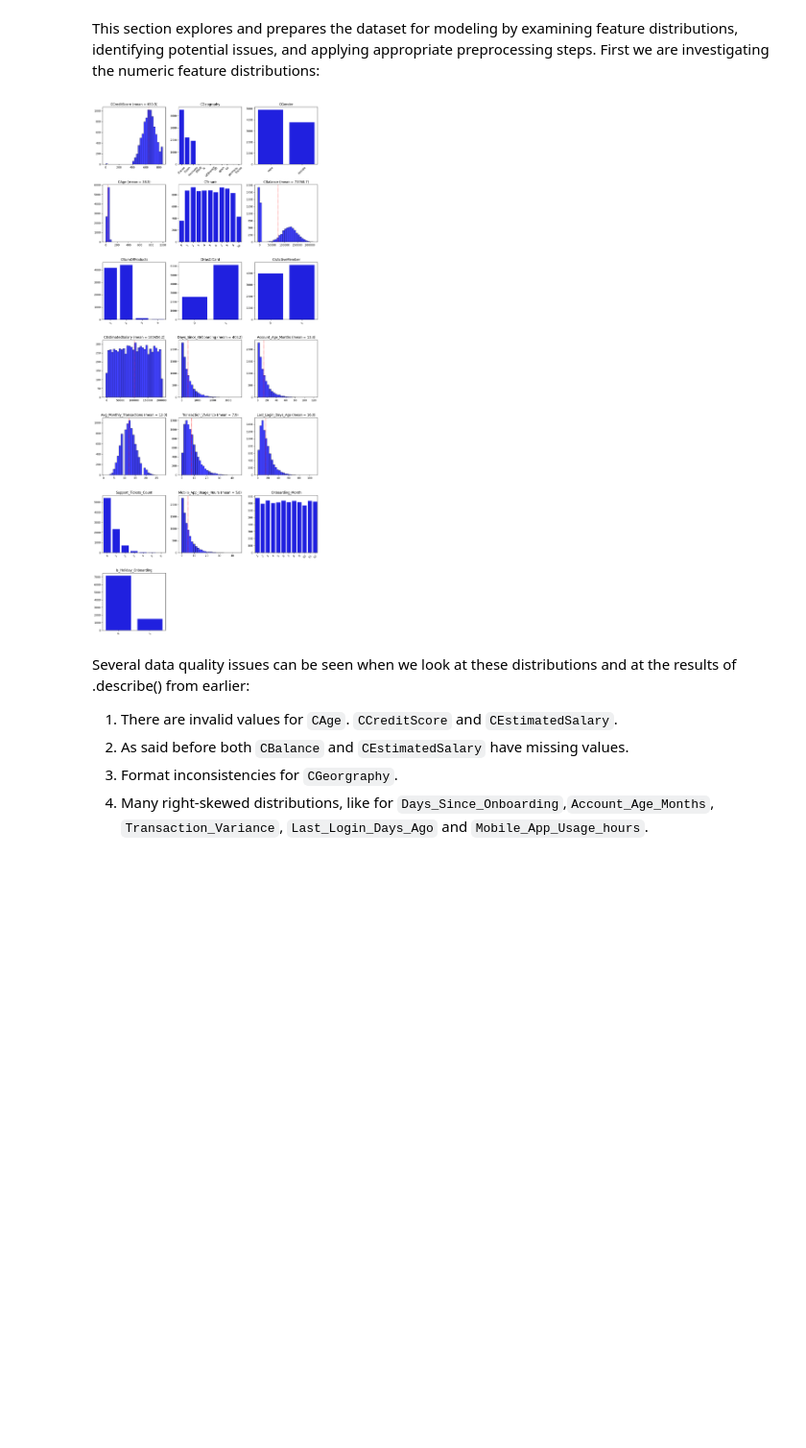
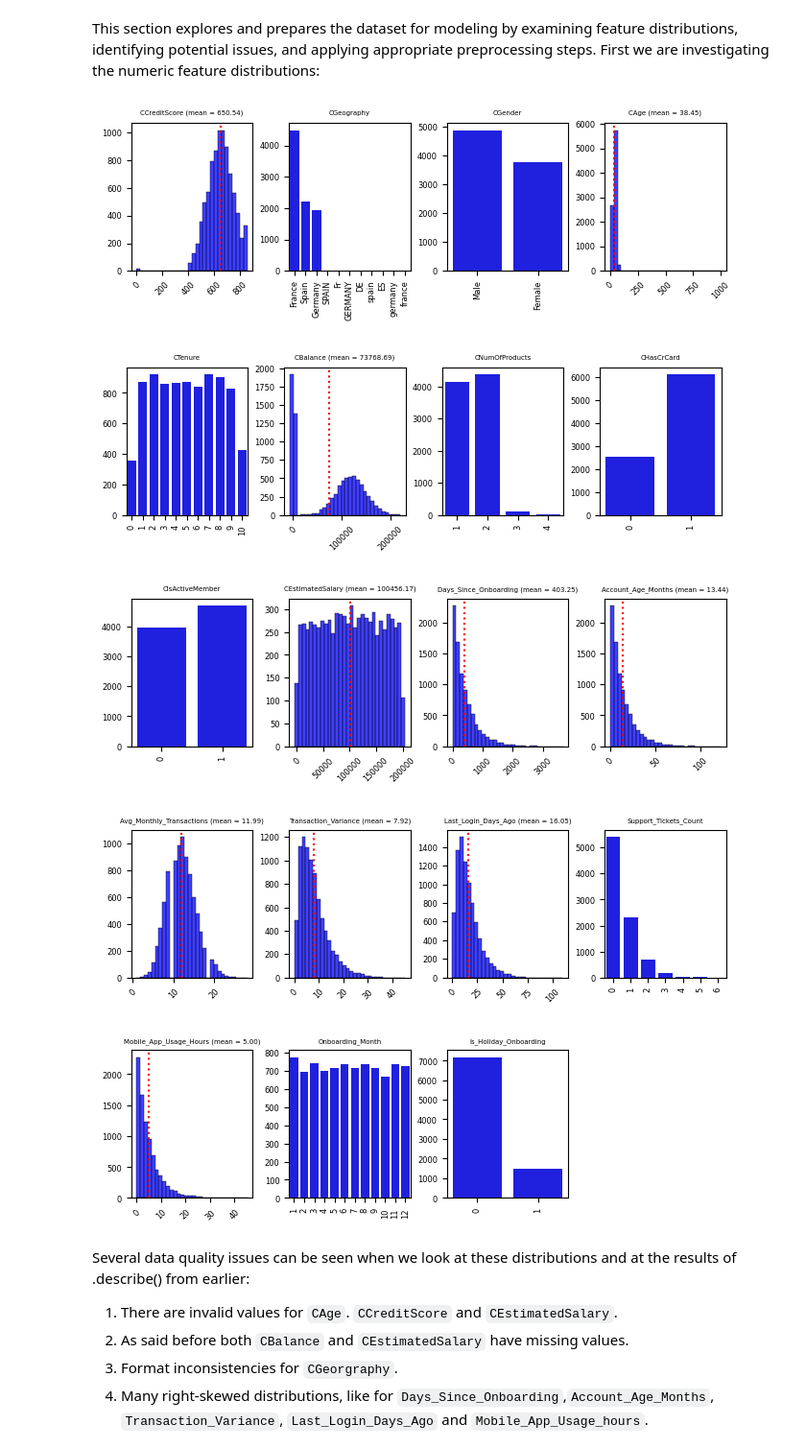
Before and after one commit to nncsimo/DSML2526, a Jupyter notebook: Abgabe/Assignment_01_3214721.ipynb, the cells around one changed output. Shown at 96% size. Drawn from its saved outputs; the diff is of its cells as text; code cells hidden in the pictures; blank space fills up the shorter version.

```diff
--- a/Abgabe/Assignment_01_3214721.ipynb
+++ b/Abgabe/Assignment_01_3214721.ipynb
@@ -239,33 +227,50 @@ First we are investigating the numeric feature distributions:
 exclude = ['Churn', 'CLV_Continuous', 'Customer_ID']
 all_cols = [col for col in FinTech.columns if col not in exclude]
 # %%
+def smart_formatter(x, pos):
+    if x == int(x):
+        return f'{int(x)}'
+    return f'{x:.2f}'
+
 n = len(all_cols)
-ncols = 3
-nrows = math.ceil(n / ncols)
-fig, axes = plt.subplots(nrows, ncols, figsize=(4*ncols, 4*nrows))
-axes = axes.flatten()
+ncols = 4
 
-for i, col in enumerate(all_cols):
-    # Use countplot for categorical or binary columns
-    if FinTech[col].dtype in ['object', 'category'] or FinTech[col].nunique() <= 12:
-        sns.countplot(x=FinTech[col], ax=axes[i], color='blue')
-        axes[i].tick_params(axis='x', rotation=45)
-        axes[i].set_title(col)
-    else:
-        sns.histplot(x=FinTech[col], bins=30, ax=axes[i], color='blue')
-        mean_val = FinTech[col].mean()
-        axes[i].axvline(mean_val, color="red", linestyle="dotted", linewidth=1.5)
-        axes[i].set_title(f"{col} (mean = {mean_val:.1f})")
-    axes[i].set_xlabel('')
-    axes[i].set_ylabel('')
+for row_start in range(0, n, ncols):
+    row_cols = all_cols[row_start:row_start + ncols]
+    n_plots = len(row_cols)
 
-for ax in axes[n:]:
-    fig.delaxes(ax)
+    fig, axes = plt.subplots(1, ncols, figsize=(2 * ncols, 2))
 
-plt.tight_layout()
-plt.show()
+    for i, col in enumerate(row_cols):
+        if FinTech[col].dtype in ['object', 'category'] or FinTech[col].nunique() <= 12:
+            sns.countplot(x=FinTech[col], ax=axes[i], color='blue')
+            axes[i].tick_params(axis='x', rotation=90, labelsize=6)
+            axes[i].tick_params(axis='y', labelsize=6)
+            axes[i].set_title(col, fontsize=5)
+        else:
+            sns.histplot(x=FinTech[col], bins=30, ax=axes[i], color='blue')
+            mean_val = FinTech[col].mean()
+            axes[i].axvline(mean_val, color="red", linestyle="dotted", linewidth=1.5)
+            axes[i].set_title(f"{col} (mean = {mean_val:.2f})", fontsize=5)
+            axes[i].tick_params(axis='x', rotation=45, labelsize=6)
+            axes[i].tick_params(axis='y', labelsize=6)
+            axes[i].xaxis.set_major_formatter(FuncFormatter(smart_formatter))
+        axes[i].set_xlabel('')
+        axes[i].set_ylabel('')
+
+    # Make unused axes invisible (keeps spacing)
+    for i in range(n_plots, ncols):
+        axes[i].axis('off')
+
+    # Use subplots_adjust instead of tight_layout to preserve spacing
+    plt.subplots_adjust(wspace=0.3)
+    plt.show()
 # %% [output]
-[figure, old version]
+[figure, new version]
+[figure, added]
+[figure, added]
+[figure, added]
+[figure, added]
 # %% [markdown]
 Several data quality issues can be seen when we look at these distributions and at the results of .describe() from earlier:
 1. There are invalid values for `CAge`. `CCreditScore` and `CEstimatedSalary`.
```
Also changed, not shown: parts of 62 cells of this notebook, 1 other file.
